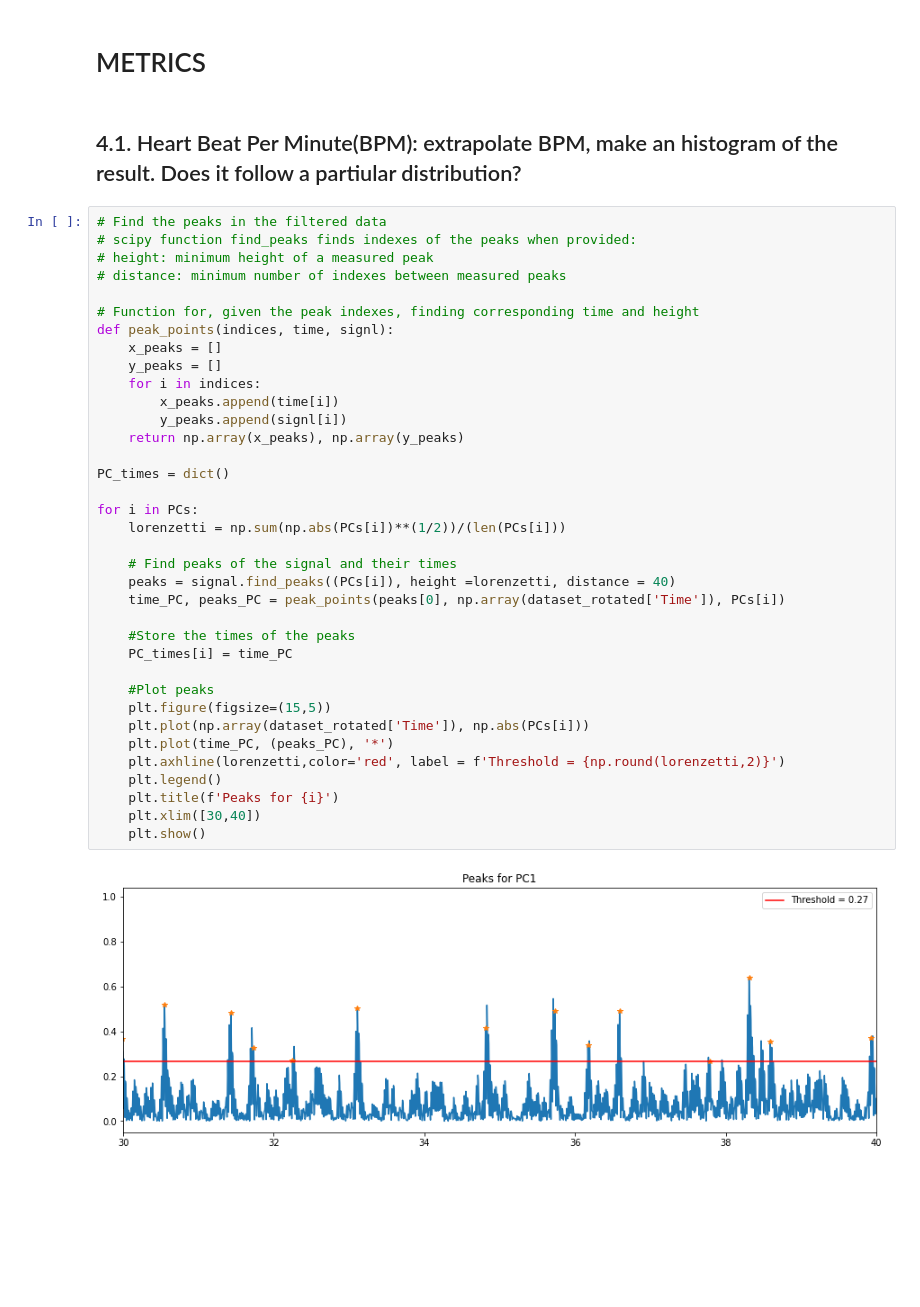
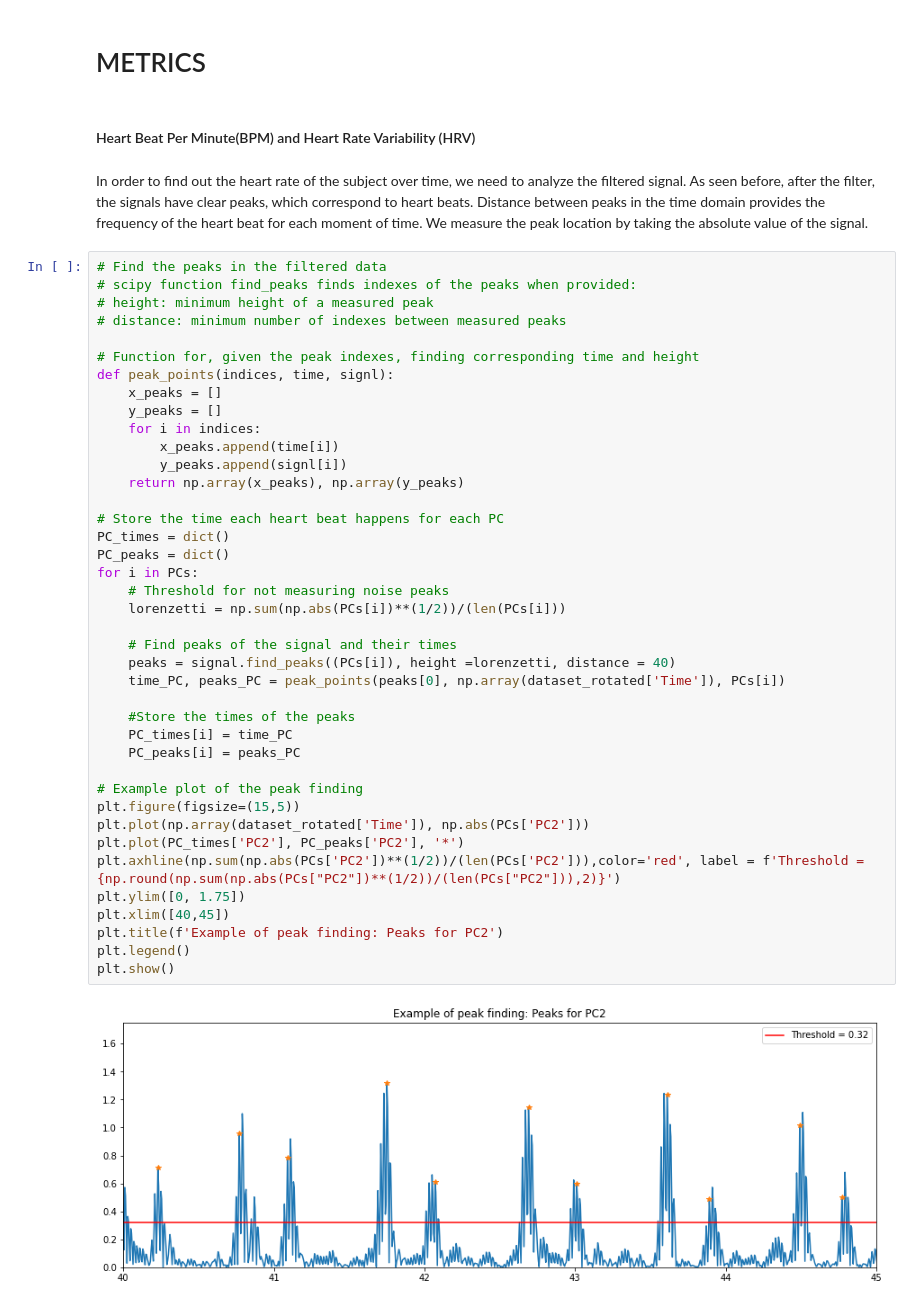
Before and after one commit to AleCapoPhys/HeartRateEstimation, a Jupyter notebook: Project_Clean_data.ipynb, the cells around one changed output. Cells and saved outputs as stored; diff of their text form; blank space fills up the shorter version.

Commit message:
Results, missing conclusion

```diff
--- a/Project_Clean_data.ipynb
+++ b/Project_Clean_data.ipynb
@@ -586,42 +593,52 @@ plt.show()
 # %% [markdown]
 # METRICS
-# %% [markdown]
-## 4.1. Heart Beat Per Minute(BPM): extrapolate BPM, make an histogram of the result. Does it follow a partiular distribution?
+# %% [markdown]
+#### Heart Beat Per Minute(BPM) and Heart Rate Variability (HRV)
+# %% [markdown]
+In order to find out the heart rate of the subject over time, we need to analyze the filtered
+signal. As seen before, after the filter, the signals have clear peaks, which correspond to heart beats.
+Distance between peaks in the time domain provides the
+frequency of the heart beat for each moment of time. We measure the peak location
+by taking the absolute value of the signal.
 # %%
 # Find the peaks in the filtered data
 # scipy function find_peaks finds indexes of the peaks when provided:
 # height: minimum height of a measured peak
 # distance: minimum number of indexes between measured peaks
 
 # Function for, given the peak indexes, finding corresponding time and height
 def peak_points(indices, time, signl):
     x_peaks = []
     y_peaks = []
     for i in indices:
         x_peaks.append(time[i])
         y_peaks.append(signl[i])
     return np.array(x_peaks), np.array(y_peaks)
 
+# Store the time each heart beat happens for each PC
 PC_times = dict()
-
+PC_peaks = dict()
 for i in PCs:
+    # Threshold for not measuring noise peaks
     lorenzetti = np.sum(np.abs(PCs[i])**(1/2))/(len(PCs[i]))
 
     # Find peaks of the signal and their times
     peaks = signal.find_peaks((PCs[i]), height =lorenzetti, distance = 40)
     time_PC, peaks_PC = peak_points(peaks[0], np.array(dataset_rotated['Time']), PCs[i])
 
     #Store the times of the peaks
     PC_times[i] = time_PC
+    PC_peaks[i] = peaks_PC
 
-    #Plot peaks
-    plt.figure(figsize=(15,5))
-    plt.plot(np.array(dataset_rotated['Time']), np.abs(PCs[i]))
-    plt.plot(time_PC, (peaks_PC), '*')
-    plt.axhline(lorenzetti,color='red', label = f'Threshold = {np.round(lorenzetti,2)}')
-    plt.legend()
-    plt.title(f'Peaks for {i}')
-    plt.xlim([30,40])
-    plt.show()
+# Example plot of the peak finding
+plt.figure(figsize=(15,5))
+plt.plot(np.array(dataset_rotated['Time']), np.abs(PCs['PC2']))
+plt.plot(PC_times['PC2'], PC_peaks['PC2'], '*')
+plt.axhline(np.sum(np.abs(PCs['PC2'])**(1/2))/(len(PCs['PC2'])),color='red', label = f'Threshold = {np.round(np.sum(np.abs(PCs["PC2"])**(1/2))/(len(PCs["PC2"])),2)}')
+plt.ylim([0, 1.75])
+plt.xlim([40,45])
+plt.title(f'Example of peak finding: Peaks for PC2')
+plt.legend()
+plt.show()
 # %% [output]
-[figure, old version]
+[figure, new version]
```
Also changed, not shown: parts of 33 cells of this notebook, 5 other files.
